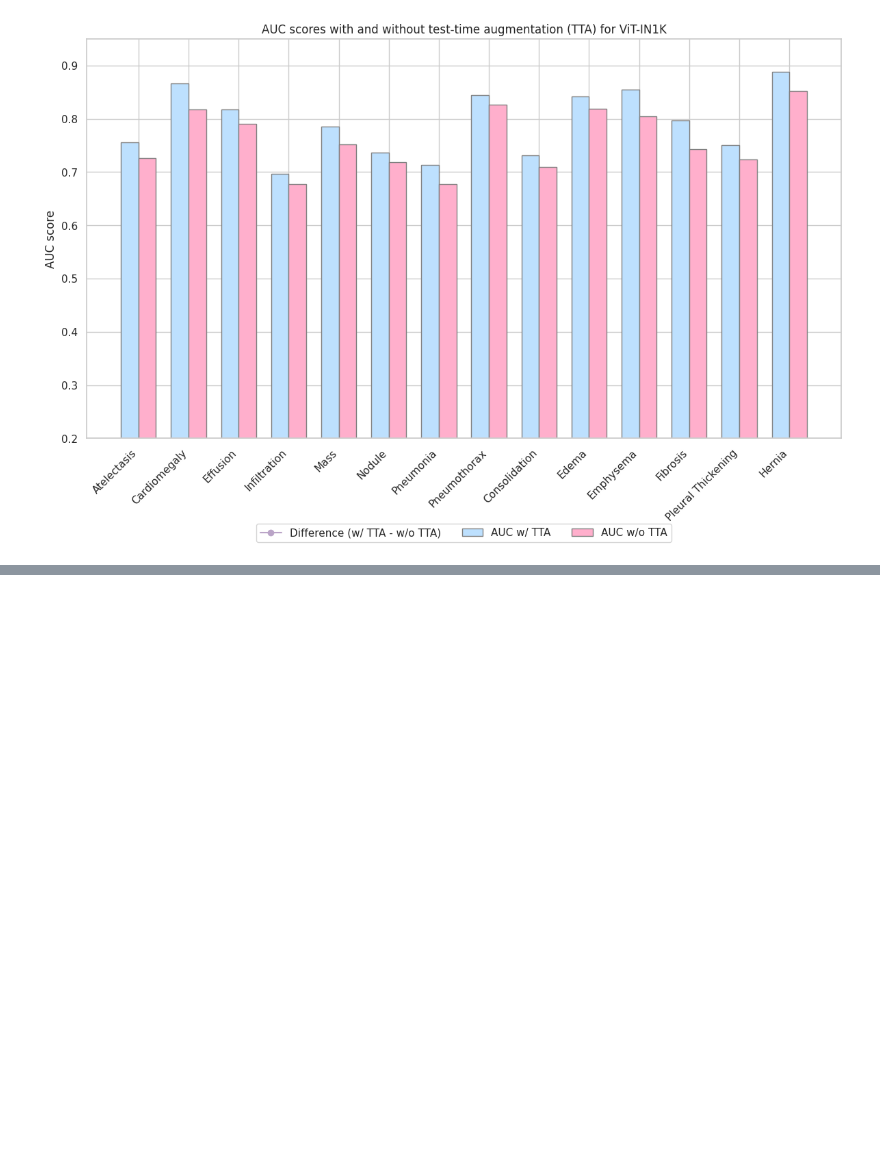
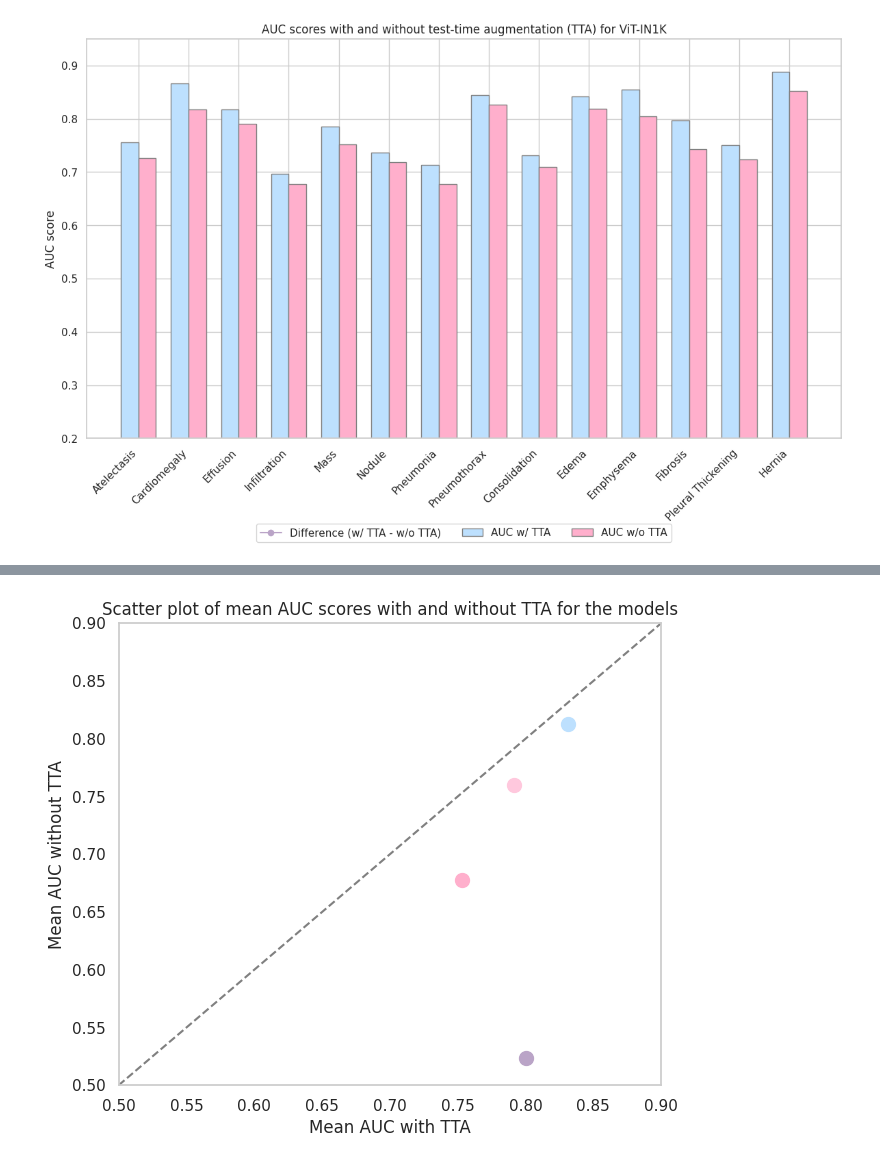
Before and after one commit to taheeraahmed/master-thesis, a Jupyter notebook: 01-multi-label/notebook/evaluation/comparing-results-auc-iou.ipynb, the cells around one changed output, grey strips where cells are left out. Drawn from its saved outputs; the diff is of its cells as text; code cells hidden in the pictures; blank space fills up the shorter version.

```diff
--- a/01-multi-label/notebook/evaluation/comparing-results-auc-iou.ipynb
+++ b/01-multi-label/notebook/evaluation/comparing-results-auc-iou.ipynb
@@ -500,0 +577,30 @@ plt.show("swinsimmim-auc-class-difference.png")
+# %%
+model_names = [models_auc_scores[model]['name'] for model in models_auc_scores]
+mean_auc_w_tta = [models_auc_scores[model]['mean_auc_w_tta'] for model in models_auc_scores]
+mean_auc_wo_tta = [models_auc_scores[model]['mean_auc_wo_tta'] for model in models_auc_scores]
+
+# Scatter plot
+plt.figure(figsize=(7, 6))
+
+for model, color in zip(models_auc_scores, colors_list):
+    name = models_auc_scores[model]['name']
+    plt.scatter(models_auc_scores[model]['mean_auc_w_tta'], models_auc_scores[model]['mean_auc_wo_tta'], label=name,s=100, color=color)
+
+plt.plot([0.5, 1.0], [0.5, 1.0], color='gray', linestyle='--')  # y=x line
+plt.xlim(0.5, 0.9)
+plt.ylim(0.5, 0.9)
+# Adding labels and title
+plt.xlabel('Mean AUC with TTA')
+plt.ylabel('Mean AUC without TTA')
+plt.title('Scatter plot of mean AUC scores with and without TTA for the models')
+
+# Adding legend
+ax.legend(loc='upper center', bbox_to_anchor=(0.5, -0.20), ncol=3)  # Move legend below the plot
+
+# remove grid
+plt.grid(False)
+plt.tight_layout()
+# Display plot
+plt.savefig("mauc_tta_scatter_plot.png")
+# %% [output]
+[figure, added]
```
Also changed, not shown: parts of 12 cells of this notebook, 1 other file.
